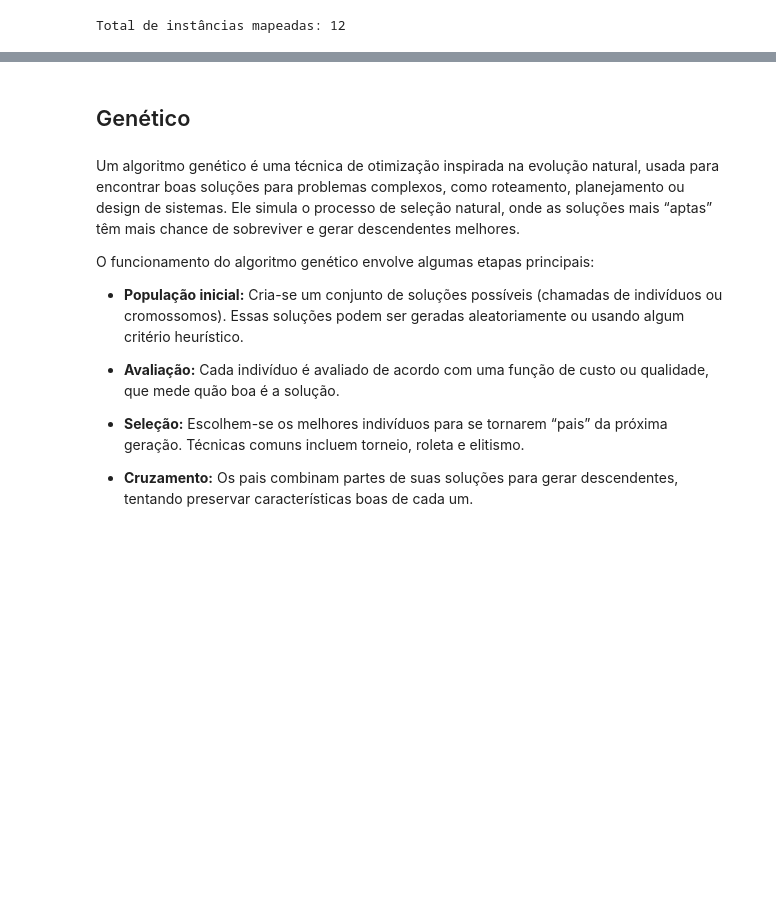
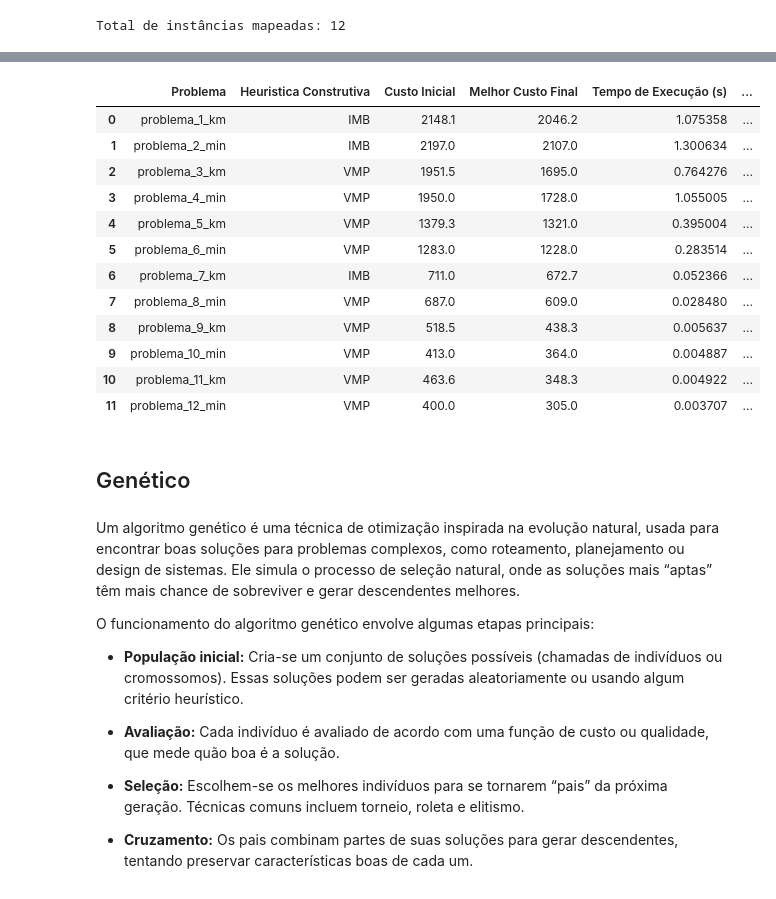
Before and after one commit to SamuelMoraisdRS/PCV, a Jupyter notebook: basico/PCV.ipynb, the cells around one changed output, grey strips where cells are left out. Drawn from its saved outputs; the diff is of its cells as text; code cells hidden in the pictures; blank space fills up the shorter version.

```diff
--- a/basico/PCV.ipynb
+++ b/basico/PCV.ipynb
@@ -387,6 +309,28 @@ def aplicar_problema_rastreado(grafo, inicial, heuristica_construtiva, heuristic
                     break
 
     return caminho_atual, custo_atual, caminho, custo, execucoes_por_heuristica
+# %%
+def aplicar_problema_vnd(grafo, inicial, heuristica_construtiva, heuristicas_busca_local, out=True):
+    caminho, custo = heuristica_construtiva(grafo, inicial)
+    caminho_inicial = list(caminho)
+    custo_inicial = custo
+    grafo_np = grafo.to_numpy()
+
+    if out:
+        print(f"\nAplicando Heurística Construtiva: {heuristica_construtiva.__name__}")
+        print(f"Caminho inicial: {caminho}")
+        print(f"Custo inicial: {custo}")
+        print("\nAplicando Busca Local com VND (Modo Encapsulado):")
+
+    melhor_caminho, melhor_custo, execucoes_por_heuristica, num_reinicios_vnd = busca_local_vnd(
+        caminho_inicial, custo_inicial, heuristicas_busca_local, grafo_np
+    )
+
+    if out:
+        print(f"Busca Local Concluída!")
+        print(f"Custo Final: {melhor_custo}")
+
+    return melhor_caminho, melhor_custo, caminho_inicial, custo_inicial, execucoes_por_heuristica, num_reinicios_vnd
 # %%
 # Inicialização das submatrizes a partir dos DataFrames originais
 # 36 Cidades
@@ -551,3 +567,28 @@ display(df_placar_atualizado_pipeline)
+# %%
+# TODO: IA que fez. Melhorar
+idx_melhores_pipeline_vnd = df_detalhado_pipeline_vnd.groupby('Problema')['Melhor Custo Final'].idxmin()
+df_placar_atualizado_pipeline_vnd = df_detalhado_pipeline_vnd.loc[idx_melhores_pipeline].copy()
+
+df_placar_atualizado_pipeline_vnd['Num_Problema'] = df_placar_atualizado_pipeline_vnd['Problema'].str.extract(r'(\d+)').astype(int)
+df_placar_atualizado_pipeline_vnd = df_placar_atualizado_pipeline_vnd.sort_values(by='Num_Problema').drop(columns=['Num_Problema']).reset_index(drop=True)
+
+df_placar_atualizado_pipeline_vnd.to_csv(f"resultados_gulosos_vnd_{datetime.now().strftime("%Y-%m-%d %H:%M")}.csv")
+
+display(df_placar_atualizado_pipeline_vnd)
+# %% [output]
+|  | Problema | Heuristica Construtiva | Custo Inicial | Melhor Custo Final | Tempo de Execução (s) | ... |
+| 0 | problema_1_km | IMB | 2148.1 | 2046.2 | 1.075358 | ... |
+| 1 | problema_2_min | IMB | 2197.0 | 2107.0 | 1.300634 | ... |
+| 2 | problema_3_km | VMP | 1951.5 | 1695.0 | 0.764276 | ... |
+| 3 | problema_4_min | VMP | 1950.0 | 1728.0 | 1.055005 | ... |
+| 4 | problema_5_km | VMP | 1379.3 | 1321.0 | 0.395004 | ... |
+| 5 | problema_6_min | VMP | 1283.0 | 1228.0 | 0.283514 | ... |
+| 6 | problema_7_km | IMB | 711.0 | 672.7 | 0.052366 | ... |
+| 7 | problema_8_min | VMP | 687.0 | 609.0 | 0.028480 | ... |
+| 8 | problema_9_km | VMP | 518.5 | 438.3 | 0.005637 | ... |
+| 9 | problema_10_min | VMP | 413.0 | 364.0 | 0.004887 | ... |
+| 10 | problema_11_km | VMP | 463.6 | 348.3 | 0.004922 | ... |
+| 11 | problema_12_min | VMP | 400.0 | 305.0 | 0.003707 | ... |
 # %% [markdown]
 ## Genético
 # %% [markdown]
```
Also changed, not shown: parts of 33 cells of this notebook.
